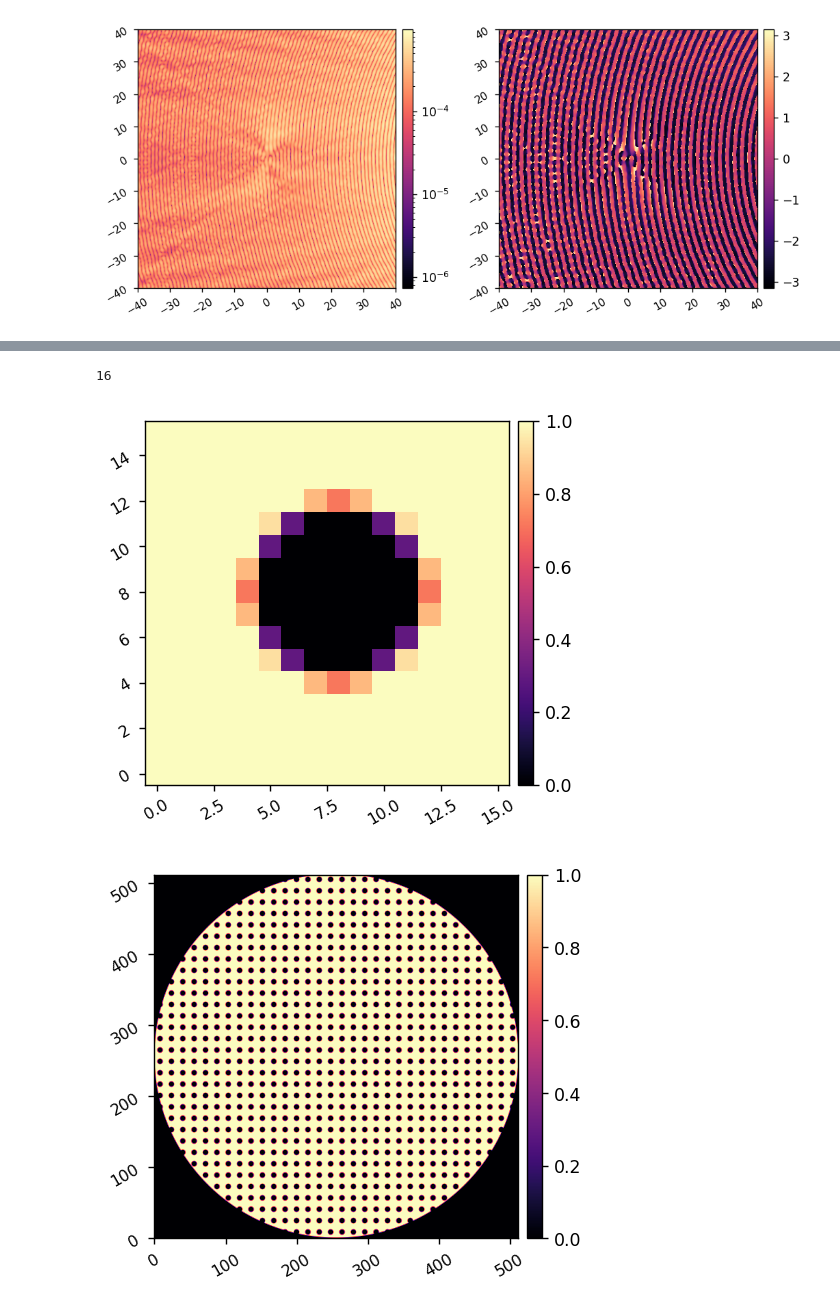
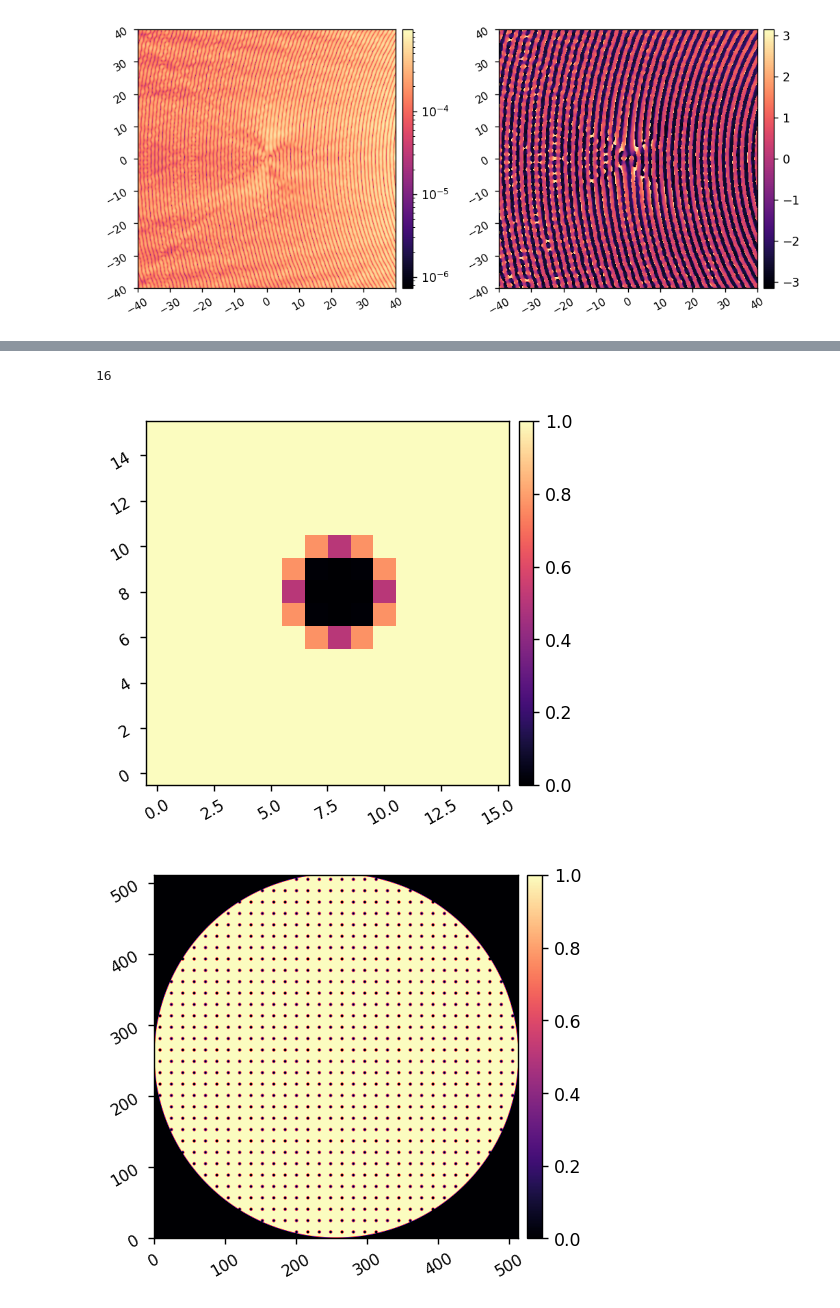
Before and after one commit to uasal/scoob-psf, a Jupyter notebook: example-notebooks/scoob_mswfc.ipynb, the cells around one changed output, grey strips where cells are left out. Saved outputs shown, nothing was run; the diff lists cells and outputs as text; code cells hidden in the pictures.

```diff
--- a/example-notebooks/scoob_mswfc.ipynb
+++ b/example-notebooks/scoob_mswfc.ipynb
@@ -72,28 +72,30 @@ im = model.calc_psf(True)
 # %%
 reload(lina.utils)
 wf = poppy.FresnelWavefront(beam_radius=pupil_diam/2, npix=model.npix, oversample=1)
 ap = poppy.CircularAperture(radius=pupil_diam/2).get_transmission(wf)
 imshow1(ap)
 
-grating_period = pupil_diam.to_value(u.m)/34
-grating_period_pix = grating_period/wf.pixelscale.to_value(u.m/u.pix)
+grating_period = pupil_diam.to(u.m)/34
+grating_period_pix = grating_period.to_value(u.m)/wf.pixelscale.to_value(u.m/u.pix)
 grating_period_pix = round(grating_period_pix/2)*2
 print(grating_period_pix)
 # grating_period = 20 # in pixels
-grating_obs = lina.utils.pad_or_crop(poppy.InverseTransmission(poppy.CircularAperture(radius=50*u.um)).get_transmission(wf), grating_period_pix)
+
+gwf = poppy.FresnelWavefront(beam_radius=grating_period, npix=grating_period_pix, oversample=1)
+grating_obs = poppy.InverseTransmission(poppy.CircularAperture(radius=50*u.um)).get_transmission(gwf)
 imshow1(grating_obs)
 
 nobs = model.npix//grating_period_pix
 
 grating = lina.utils.pad_or_crop(xp.tile(grating_obs, (nobs,nobs)), model.npix)*ap
 imshow1(grating)
 
 G = poppy.ArrayOpticalElement(transmission=grating, pixelscale=wf.pixelscale)
 # %% [output]
 [figure]
 16
-[figure, old version]
+[figure, new version]
-[figure, old version]
+[figure, new version]
 # %%
 model.OPD = G
 
```
Also changed, not shown: parts of 1 cell of this notebook.
